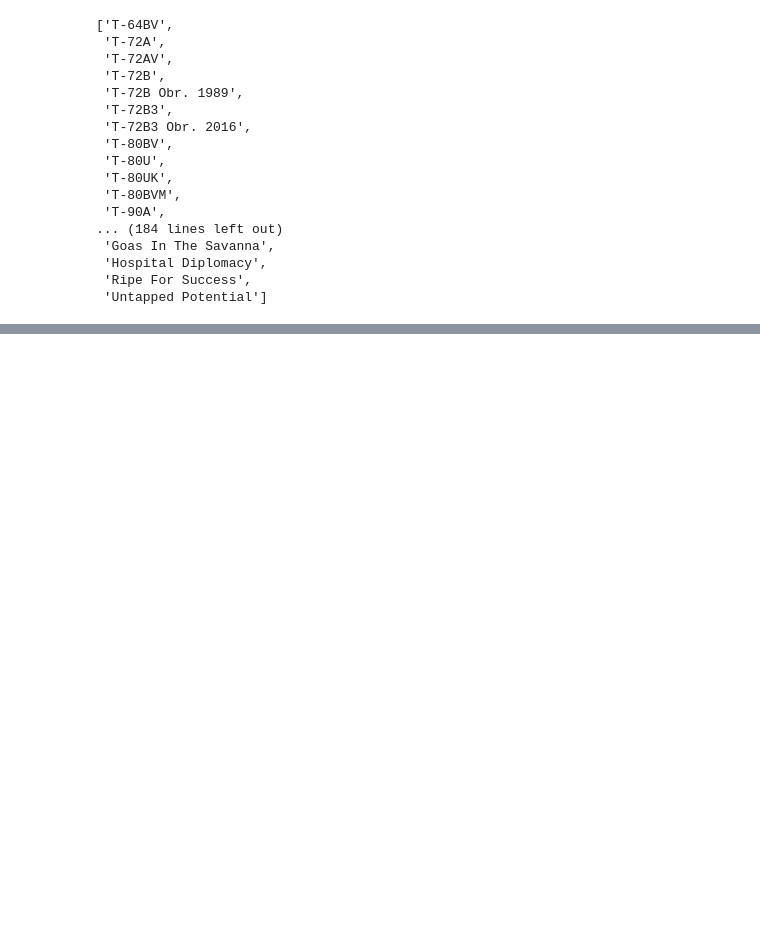
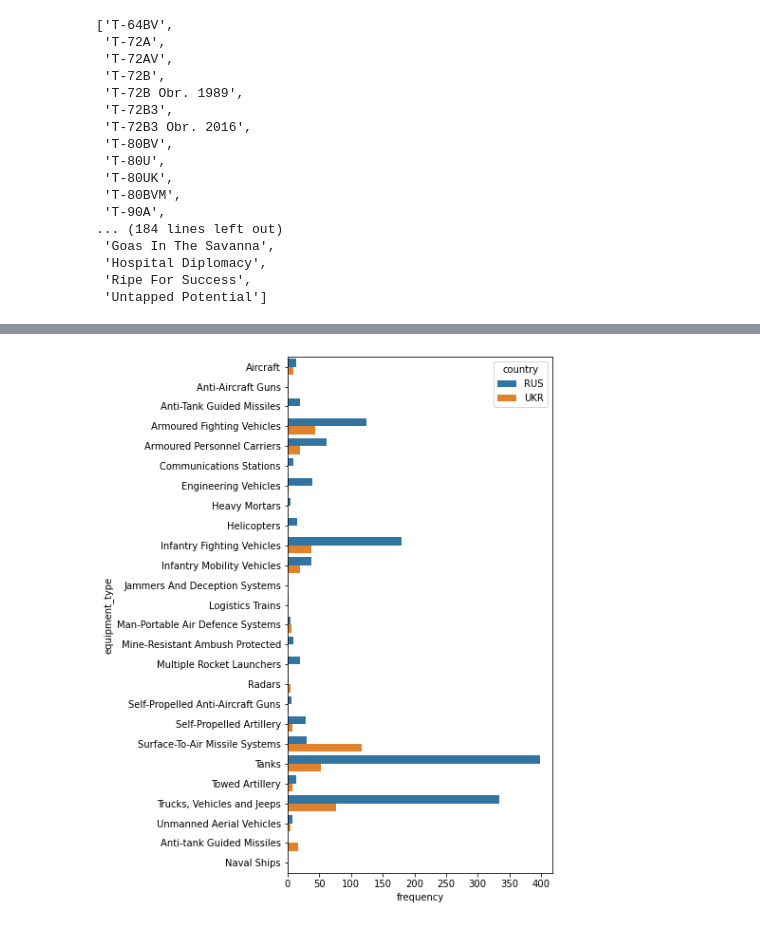
Before and after one commit to d-paulus/scrape_oryx_py, a Jupyter notebook: notebook.ipynb, the cells around one changed output, grey strips where cells are left out. Saved outputs shown, nothing was run; the diff lists cells and outputs as text; code cells hidden in the pictures; blank space fills up the shorter version.

Commit message:
fix some empty <a>-tags; plot RUS vs. UKR losses

```diff
--- a/notebook.ipynb
+++ b/notebook.ipynb
@@ -203,0 +211,14 @@ df.to_csv(path)
+# %%
+df_equipment_type = sr_equipment_type.to_frame()
+# %%
+df_equipment_type = df_equipment_type.reset_index()
+# %%
+df_equipment_type.columns = [*df_equipment_type.columns[:-1], 'frequency']
+# %%
+df_equipment_type.loc[df_equipment_type['country']=='RUS', 'RUS'] = df_equipment_type['frequency']
+df_equipment_type.loc[df_equipment_type['country']=='UKR', 'UKR'] = df_equipment_type['frequency']
+# %%
+fig, ax = plt.subplots(figsize=(5,10))
+g = sns.barplot(x="frequency", y="equipment_type", hue='country', data=df_equipment_type)
+# %% [output]
+[figure, added]
```
Also changed, not shown: parts of 4 cells of this notebook.
